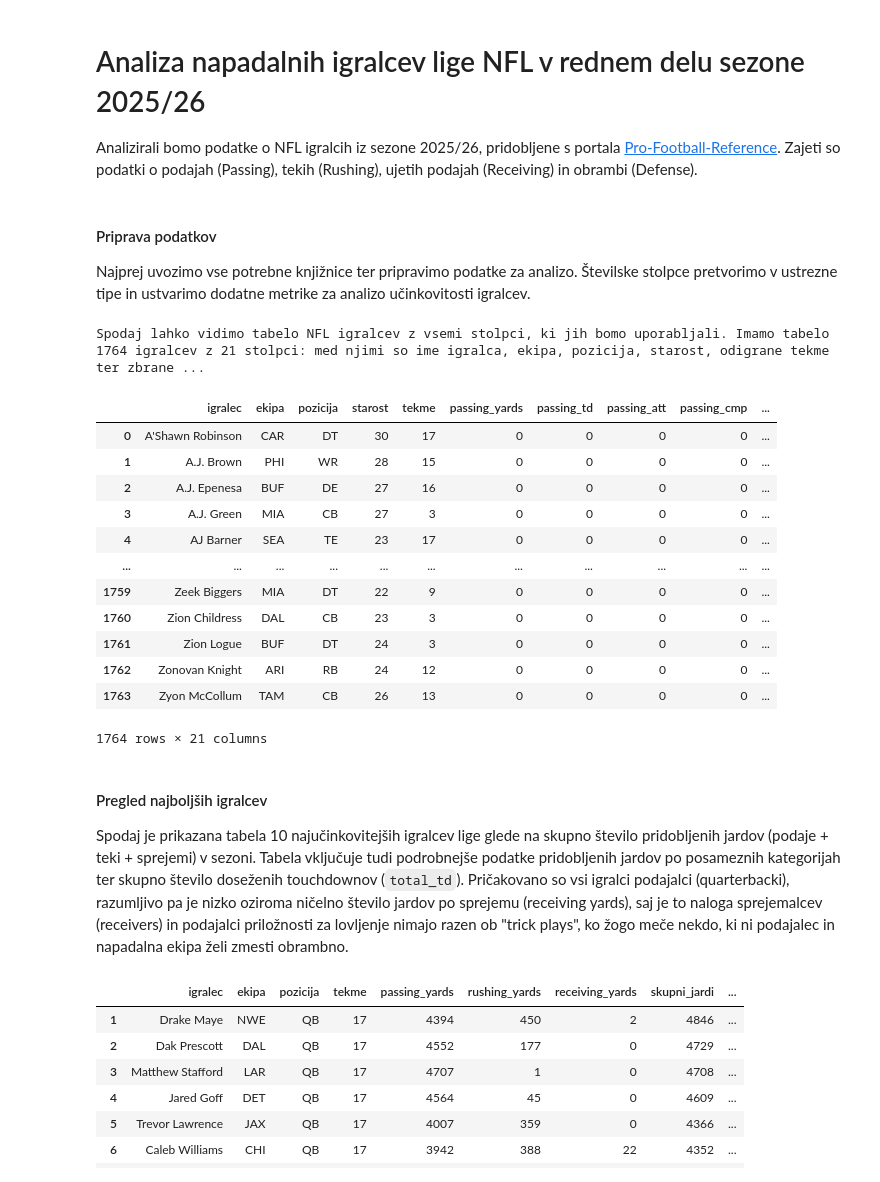
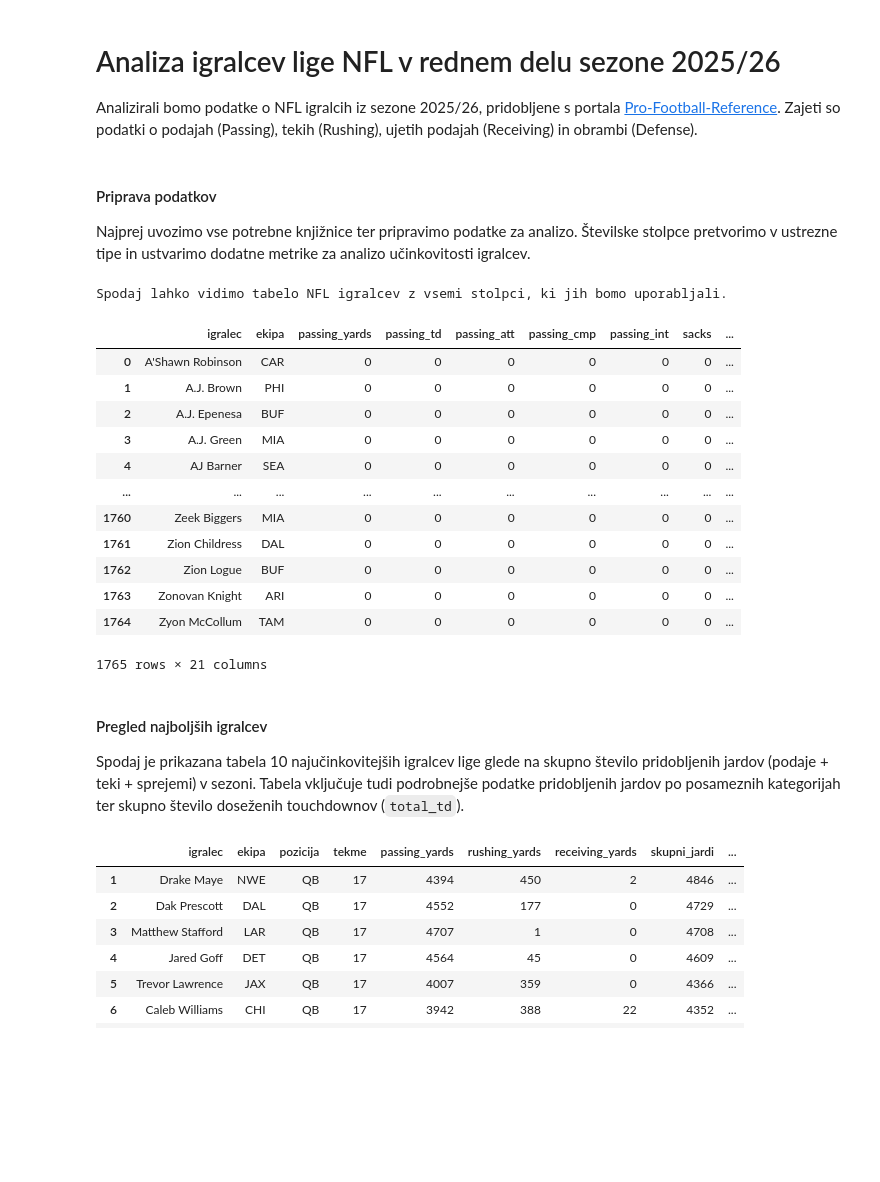
Before and after one commit to tiborprosen/UVP_projektna, a Jupyter notebook: analiza.ipynb, the cells around one changed output. Saved outputs shown, nothing was run; the diff lists cells and outputs as text; code cells hidden in the pictures; blank space fills up the shorter version.

```diff
--- a/analiza.ipynb
+++ b/analiza.ipynb
@@ -1,5 +1,5 @@
 # %% [markdown]
-# Analiza napadalnih igralcev lige NFL v rednem delu sezone 2025/26
+# Analiza igralcev lige NFL v rednem delu sezone 2025/26
 
 Analizirali bomo podatke o NFL igralcih iz sezone 2025/26, pridobljene s portala [Pro-Football-Reference](https://www.pro-football-reference.com). Zajeti so podatki o podajah (Passing), tekih (Rushing), ujetih podajah (Receiving) in obrambi (Defense).
 # %% [markdown]
@@ -7,38 +7,32 @@ Analizirali bomo podatke o NFL igralcih iz sezone 2025/26, pridobljene s portala
 
 Najprej uvozimo vse potrebne knjižnice ter pripravimo podatke za analizo. Številske stolpce pretvorimo v ustrezne tipe in ustvarimo dodatne metrike za analizo učinkovitosti igralcev.
 # %%
+
 import pandas as pd
 import matplotlib.pyplot as plt
 
-# Nastavitev za lepši izris grafov
 %matplotlib inline
 
-# Naložimo CSV datoteko
 df = pd.read_csv("podatki/nfl_2025_statistika.csv")
-
-st_vrstic = len(df)
-st_stolpcev = len(df.columns)
-
-print(f"Spodaj lahko vidimo tabelo NFL igralcev z vsemi stolpci, ki jih bomo uporabljali. Imamo tabelo {st_vrstic} igralcev z {st_stolpcev} stolpci: med njimi so ime igralca, ekipa, pozicija, starost, odigrane tekme ter zbrane statistike po kategorijah.")
-
+print(f"Spodaj lahko vidimo tabelo NFL igralcev z vsemi stolpci, ki jih bomo uporabljali.")
 display(df)
 # %% [output]
-Spodaj lahko vidimo tabelo NFL igralcev z vsemi stolpci, ki jih bomo uporabljali. Imamo tabelo 1764 igralcev z 21 stolpci: med njimi so ime igralca, ekipa, pozicija, starost, odigrane tekme ter zbrane ...
+Spodaj lahko vidimo tabelo NFL igralcev z vsemi stolpci, ki jih bomo uporabljali.
-|  | igralec | ekipa | pozicija | starost | tekme | passing_yards | passing_td | passing_att | passing_cmp | ... |
-| 0 | A'Shawn Robinson | CAR | DT | 30 | 17 | 0 | 0 | 0 | 0 | ... |
-| 1 | A.J. Brown | PHI | WR | 28 | 15 | 0 | 0 | 0 | 0 | ... |
-| 2 | A.J. Epenesa | BUF | DE | 27 | 16 | 0 | 0 | 0 | 0 | ... |
-| 3 | A.J. Green | MIA | CB | 27 | 3 | 0 | 0 | 0 | 0 | ... |
-| 4 | AJ Barner | SEA | TE | 23 | 17 | 0 | 0 | 0 | 0 | ... |
-| ... | ... | ... | ... | ... | ... | ... | ... | ... | ... | ... |
-| 1759 | Zeek Biggers | MIA | DT | 22 | 9 | 0 | 0 | 0 | 0 | ... |
-| 1760 | Zion Childress | DAL | CB | 23 | 3 | 0 | 0 | 0 | 0 | ... |
-| 1761 | Zion Logue | BUF | DT | 24 | 3 | 0 | 0 | 0 | 0 | ... |
-| 1762 | Zonovan Knight | ARI | RB | 24 | 12 | 0 | 0 | 0 | 0 | ... |
-| 1763 | Zyon McCollum | TAM | CB | 26 | 13 | 0 | 0 | 0 | 0 | ... |
+|  | igralec | ekipa | passing_yards | passing_td | passing_att | passing_cmp | passing_int | sacks | ... |
+| 0 | A'Shawn Robinson | CAR | 0 | 0 | 0 | 0 | 0 | 0 | ... |
+| 1 | A.J. Brown | PHI | 0 | 0 | 0 | 0 | 0 | 0 | ... |
+| 2 | A.J. Epenesa | BUF | 0 | 0 | 0 | 0 | 0 | 0 | ... |
+| 3 | A.J. Green | MIA | 0 | 0 | 0 | 0 | 0 | 0 | ... |
+| 4 | AJ Barner | SEA | 0 | 0 | 0 | 0 | 0 | 0 | ... |
+| ... | ... | ... | ... | ... | ... | ... | ... | ... | ... |
+| 1760 | Zeek Biggers | MIA | 0 | 0 | 0 | 0 | 0 | 0 | ... |
+| 1761 | Zion Childress | DAL | 0 | 0 | 0 | 0 | 0 | 0 | ... |
+| 1762 | Zion Logue | BUF | 0 | 0 | 0 | 0 | 0 | 0 | ... |
+| 1763 | Zonovan Knight | ARI | 0 | 0 | 0 | 0 | 0 | 0 | ... |
+| 1764 | Zyon McCollum | TAM | 0 | 0 | 0 | 0 | 0 | 0 | ... |
-1764 rows × 21 columns
+1765 rows × 21 columns
 # %% [markdown]
 #### Pregled najboljših igralcev
 
-Spodaj je prikazana tabela 10 najučinkovitejših igralcev lige glede na skupno število pridobljenih jardov (podaje + teki + sprejemi) v sezoni. Tabela vključuje tudi podrobnejše podatke pridobljenih jardov po posameznih kategorijah ter skupno število doseženih touchdownov (`total_td`). Pričakovano so vsi igralci podajalci (quarterbacki), razumljivo pa je nizko oziroma ničelno število jardov po sprejemu (receiving yards), saj je to naloga sprejemalcev (receivers) in podajalci priložnosti za lovljenje nimajo razen ob "trick plays", ko žogo meče nekdo, ki ni podajalec in napadalna ekipa želi zmesti obrambno.
+Spodaj je prikazana tabela 10 najučinkovitejših igralcev lige glede na skupno število pridobljenih jardov (podaje + teki + sprejemi) v sezoni. Tabela vključuje tudi podrobnejše podatke pridobljenih jardov po posameznih kategorijah ter skupno število doseženih touchdownov (`total_td`).
 # %%
```
Also changed, not shown: parts of 34 cells of this notebook.
